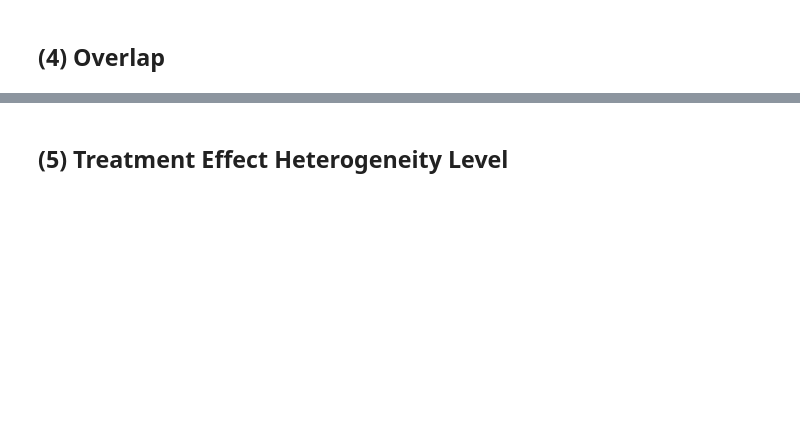
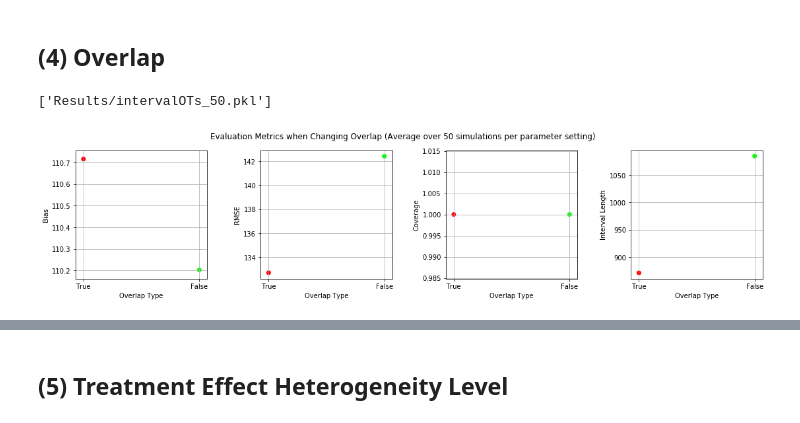
Before and after one commit to mbronckers/ecma_project, a Jupyter notebook: section2_dustin.ipynb, the cells around one changed output, grey strips where cells are left out. Saved outputs shown, nothing was run; the diff lists cells and outputs as text; code cells hidden in the pictures; blank space fills up the shorter version.

```diff
--- a/section2_dustin.ipynb
+++ b/section2_dustin.ipynb
@@ -429,7 +453,7 @@ tablePTs
 # %% [markdown]
 ## (4) Overlap
 # %%
-K = 10
+K = 50
 overlapTypes = [True, False]
 
 biasOTs = np.zeros(len(overlapTypes))
@@ -455,37 +479,41 @@ for idx, overlap in enumerate(overlapTypes):
     rmseOTs[idx] = rmse
     coverageOTs[idx] = coverage
     intervalOTs[idx] = interval
-
-joblib.dump(biasOTs, 'Results/biasOTs.pkl')
-joblib.dump(rmseOTs, 'Results/rmseOTs.pkl')
-joblib.dump(coverageOTs, 'Results/coverageOTs.pkl')
-joblib.dump(intervalOTs, 'Results/intervalOTs.pkl')
+# %%
+joblib.dump(biasOTs, 'Results/biasOTs_{}.pkl'.format(K))
+joblib.dump(rmseOTs, 'Results/rmseOTs_{}.pkl'.format(K))
+joblib.dump(coverageOTs, 'Results/coverageOTs_{}.pkl'.format(K))
+joblib.dump(intervalOTs, 'Results/intervalOTs_{}.pkl'.format(K))
+# %% [output]
+['Results/intervalOTs_50.pkl']
+# %%
+biasOTs = joblib.load('Results/biasOTs_{}.pkl'.format(K))
+rmseOTs = joblib.load('Results/rmseOTs_{}.pkl'.format(K))
+coverageOTs = joblib.load('Results/coverageOTs_{}.pkl'.format(K))
+intervalOTs = joblib.load('Results/intervalOTs_{}.pkl'.format(K))
 # %%
-biasOTs = joblib.load('Results/biasOTs.pkl')
-rmseOTs = joblib.load('Results/rmseOTs.pkl')
-coverageOTs = joblib.load('Results/coverageOTs.pkl')
-intervalOTs = joblib.load('Results/intervalOTs.pkl')
-
 xOTs = list(map(str, overlapTypes))
 cOTs = np.array([[255, 0, 0], [0, 255, 0]])
 fig, axs = plt.subplots(1, 4, figsize=(16, 4), sharey=False)
 
 axs[0].scatter(xOTs, biasOTs, c=cOTs/255)
 axs[0].set(xlabel='Overlap Type', ylabel='Bias')
 axs[0].grid()
 axs[1].scatter(xOTs, rmseOTs, c=cOTs/255)
 axs[1].set(xlabel='Overlap Type', ylabel='RMSE')
 axs[1].grid()
 axs[2].scatter(xOTs, coverageOTs, c=cOTs/255)
 axs[2].set(xlabel='Overlap Type', ylabel='Coverage')
 axs[2].grid()
 axs[3].scatter(xOTs, intervalOTs, c=cOTs/255)
 axs[3].set(xlabel='Overlap Type', ylabel='Interval Length')
 axs[3].grid()
 
-fig.suptitle('Evaluation Metrics when Changing Overlap (Average over ' + str(k) + ' simulations per parameter setting)')
+fig.suptitle('Evaluation Metrics when Changing Overlap (Average over ' + str(K) + ' simulations per parameter setting)')
 fig.tight_layout(pad=3.0)
 plt.show()
+# %% [output]
+[figure, added]
 # %%
 data = {'Bias':biasOTs, 'RMSE':rmseOTs, 'Coverage':coverageOTs, 'Interval Length':intervalOTs}
 tableOTs = pd.DataFrame(data=data, index=xOTs)
```
Also changed, not shown: parts of 32 cells of this notebook, 31 other files.
